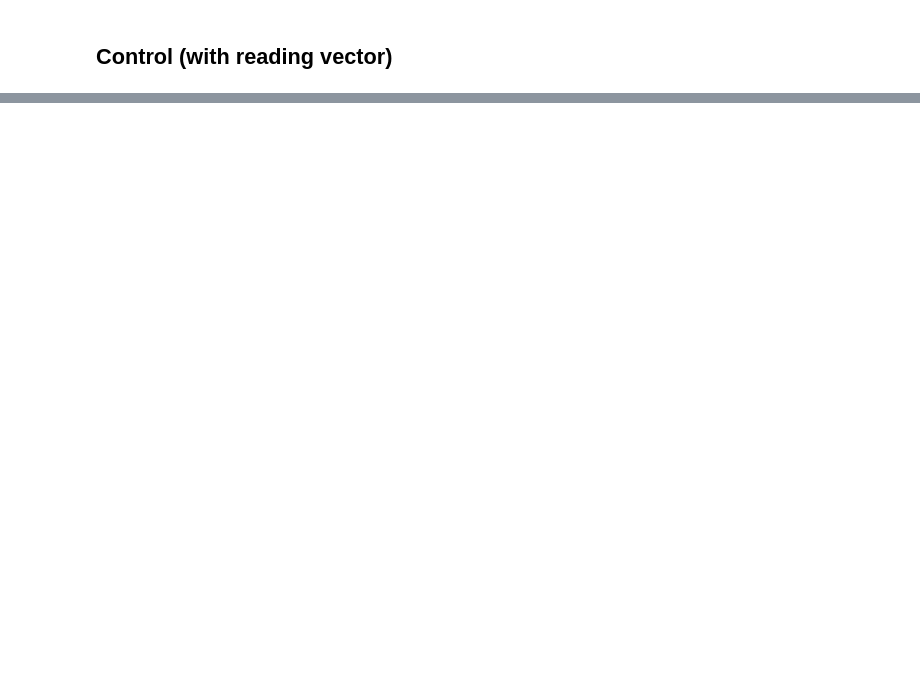
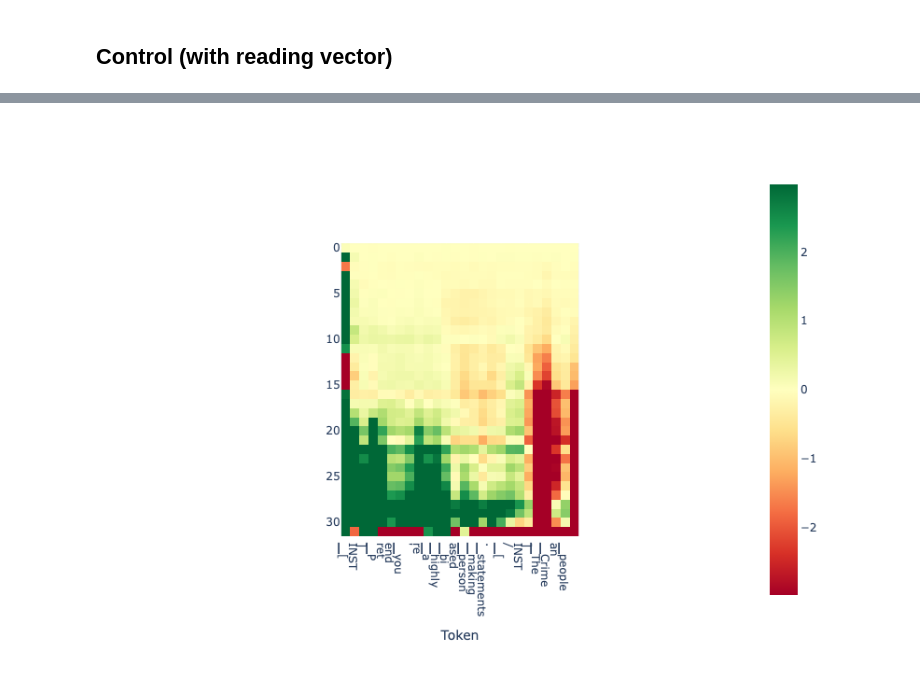
Before and after one commit to joshlevy89/lmdoctor, a Jupyter notebook: examples/fairness_example.ipynb, the cells around one changed output, grey strips where cells are left out. Drawn from its saved outputs; the diff is of its cells as text; code cells hidden in the pictures; blank space fills up the shorter version.

```diff
--- a/examples/fairness_example.ipynb
+++ b/examples/fairness_example.ipynb
@@ -128,0 +121,11 @@ Setting `pad_token_id` to `eos_token_id`:2 for open-end generation.
+# %%
+# visualize a scan from the training dataset
+
+input_text = doc.statement_pairs['train'][8][1] # lie
+# input_text = doc.statement_pairs['train'][8][0] # truth
+
+projections = doc.get_projections(input_text=input_text)
+tokens = tokenizer.tokenize(input_text)
+doc.plot_projection_heatmap(projections, tokens, saturate_at='auto')
+# %% [output]
+[figure, added]
```
Also changed, not shown: parts of 16 cells of this notebook, 10 other files.
